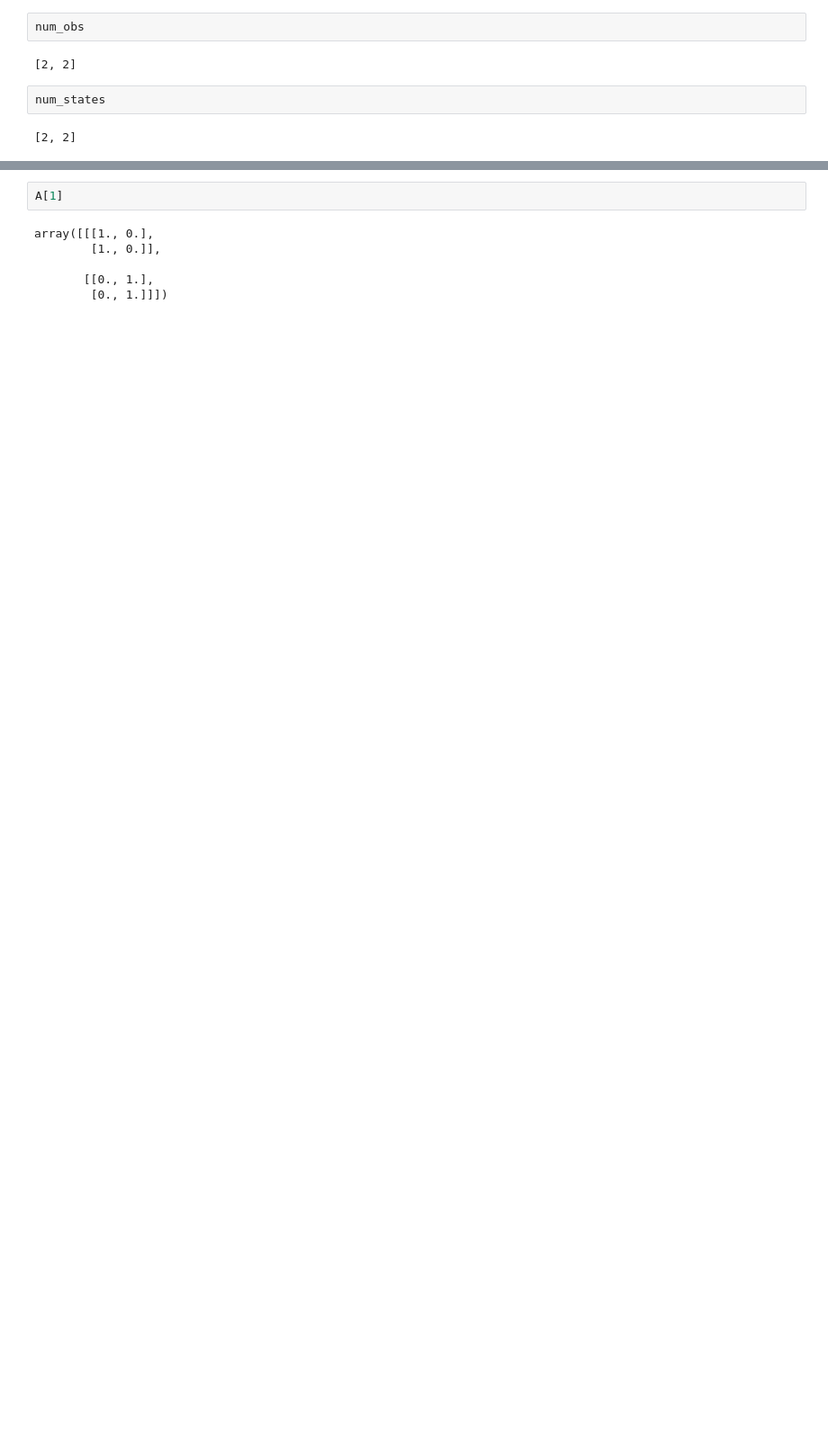
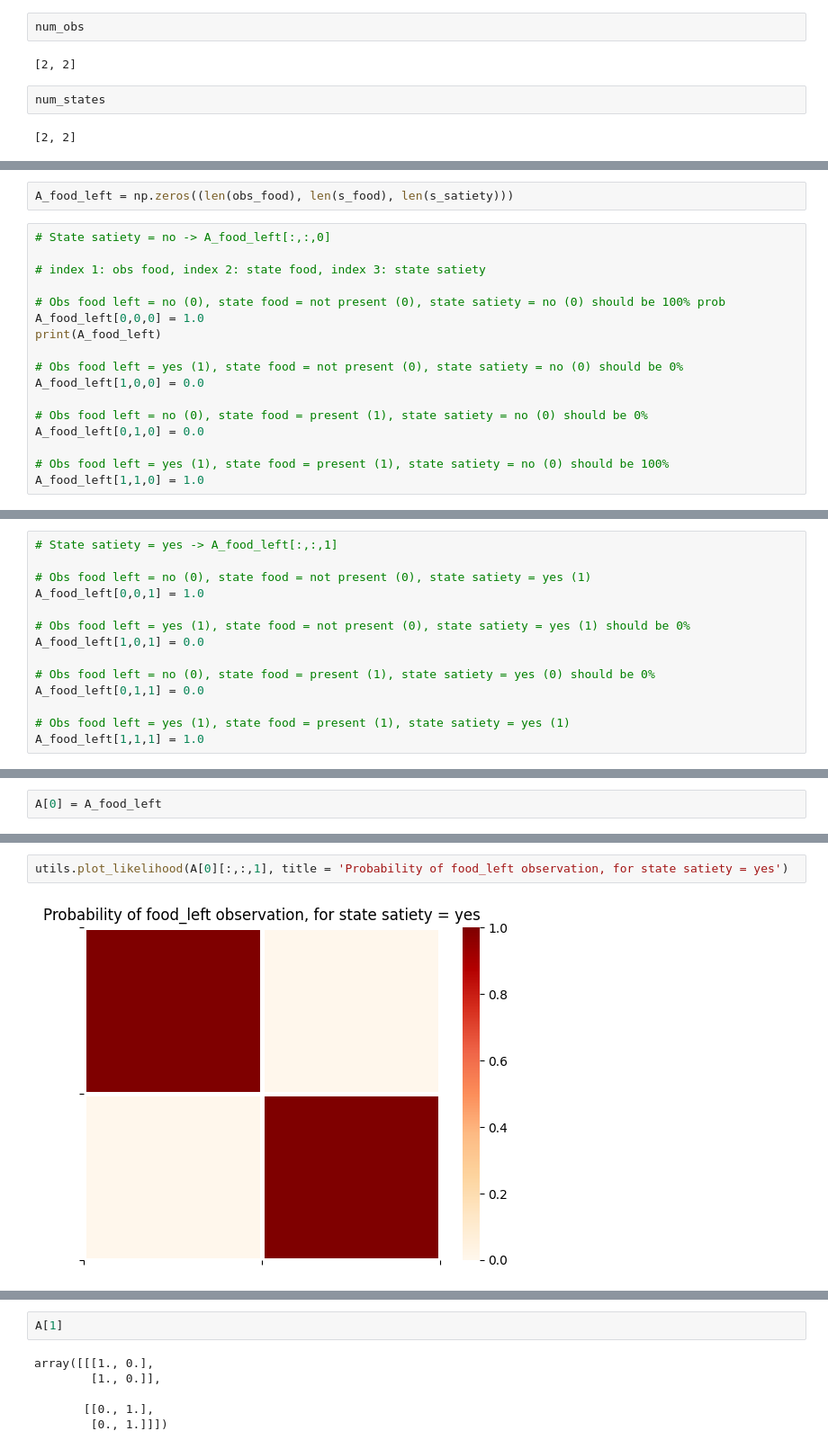
Before and after one commit to mahault/Multi-agent-sustainability, a Jupyter notebook: Sust_AIF.ipynb, the cells around one changed output, grey strips where cells are left out. Shown at 90% size. Cells and saved outputs as stored; diff of their text form; blank space fills up the shorter version.

```diff
--- a/Sust_AIF.ipynb
+++ b/Sust_AIF.ipynb
@@ -129,0 +111,19 @@ array([[[1., 1.],
+# %%
+A_food_left = np.zeros((len(obs_food), len(s_food), len(s_satiety)))
+# %%
+# State satiety = no -> A_food_left[:,:,0]
+
+# index 1: obs food, index 2: state food, index 3: state satiety
+
+# Obs food left = no (0), state food = not present (0), state satiety = no (0) should be 100% prob
+A_food_left[0,0,0] = 1.0
+print(A_food_left)
+
+# Obs food left = yes (1), state food = not present (0), state satiety = no (0) should be 0%
+A_food_left[1,0,0] = 0.0
+
+# Obs food left = no (0), state food = present (1), state satiety = no (0) should be 0%
+A_food_left[0,1,0] = 0.0
+
+# Obs food left = yes (1), state food = present (1), state satiety = no (0) should be 100%
+A_food_left[1,1,0] = 1.0
@@ -129,0 +145,14 @@ array([[[1., 1.],
+# %%
+# State satiety = yes -> A_food_left[:,:,1]
+
+# Obs food left = no (0), state food = not present (0), state satiety = yes (1)
+A_food_left[0,0,1] = 1.0
+
+# Obs food left = yes (1), state food = not present (0), state satiety = yes (1) should be 0%
+A_food_left[1,0,1] = 0.0
+
+# Obs food left = no (0), state food = present (1), state satiety = yes (0) should be 0%
+A_food_left[0,1,1] = 0.0
+
+# Obs food left = yes (1), state food = present (1), state satiety = yes (1)
+A_food_left[1,1,1] = 1.0
@@ -129,0 +164,2 @@ array([[[1., 1.],
+# %%
+A[0] = A_food_left
@@ -129,0 +174,4 @@ array([[[1., 1.],
+# %%
+utils.plot_likelihood(A[0][:,:,1], title = 'Probability of food_left observation, for state satiety = yes')
+# %% [output]
+[figure, added]
```
Also changed, not shown: parts of 329 cells of this notebook.
